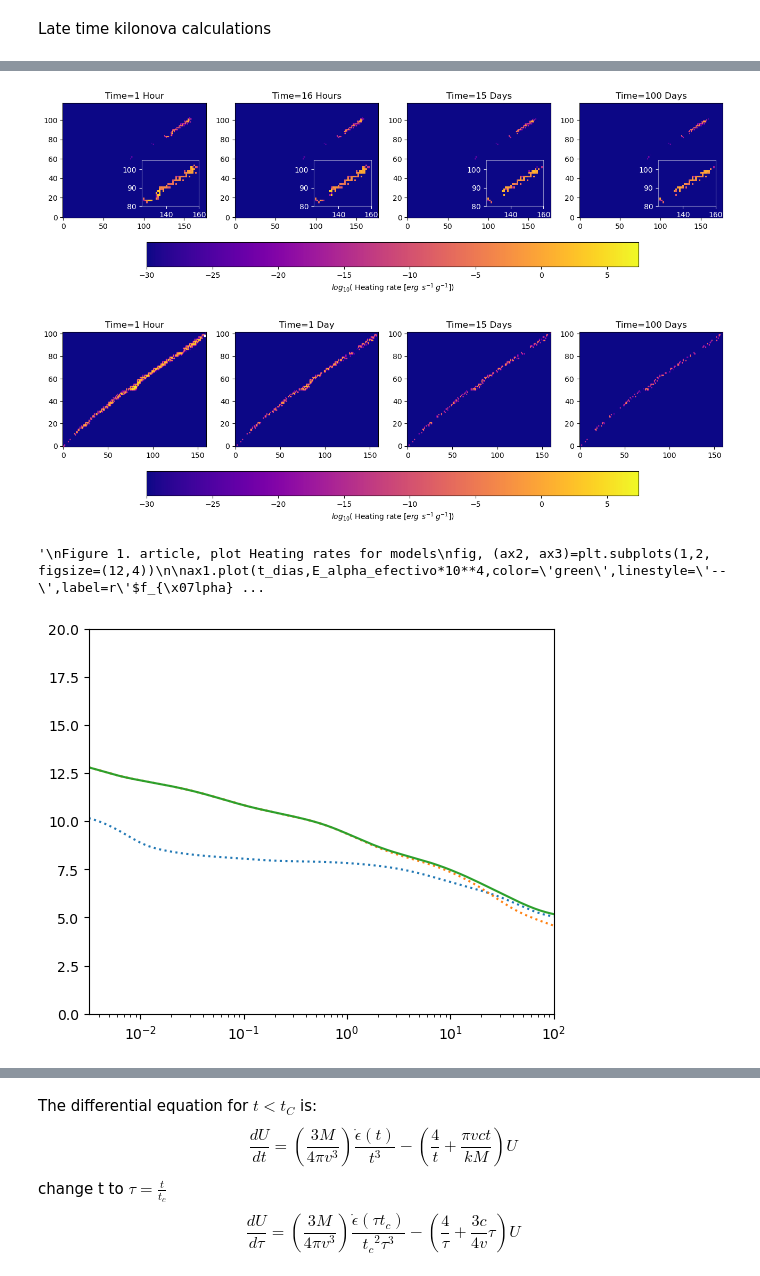
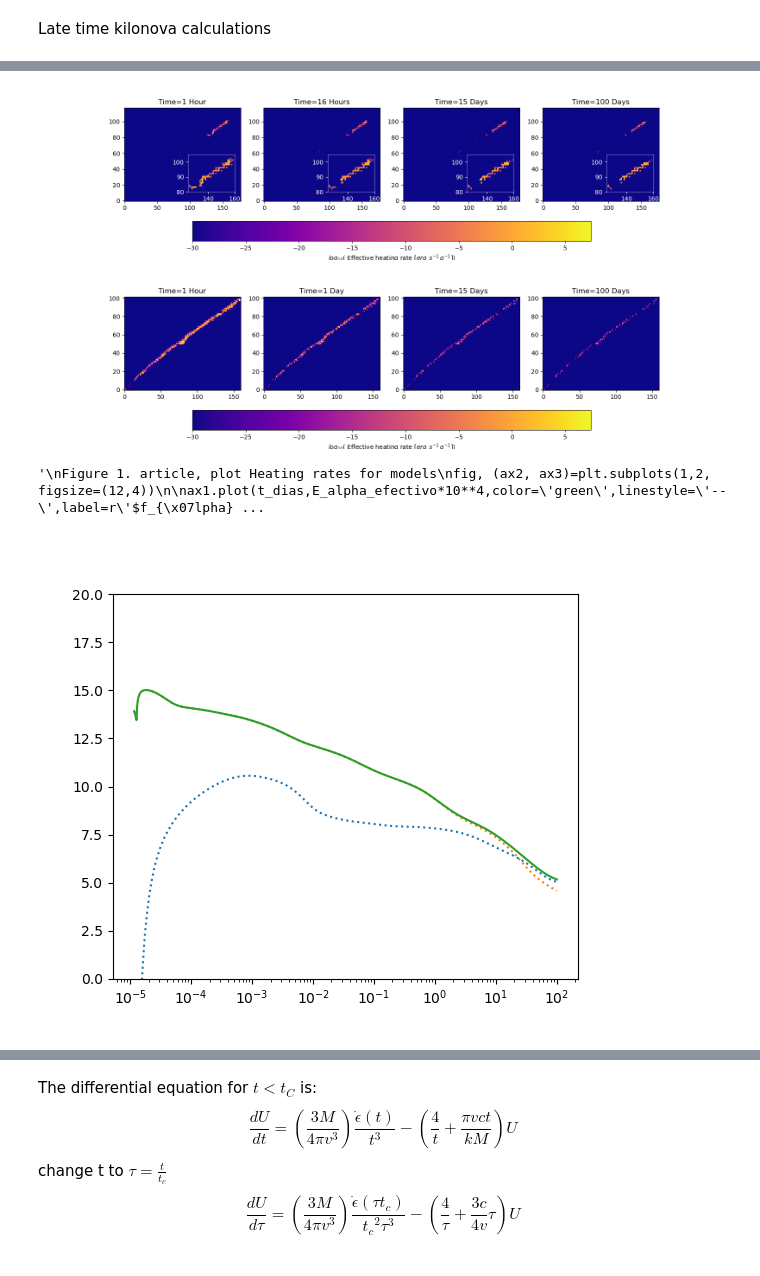
Before and after one commit to DiegoHp45/Kilonova, a Jupyter notebook: article_1.ipynb, the cells around one changed output, grey strips where cells are left out. Saved outputs shown, nothing was run; the diff lists cells and outputs as text; code cells hidden in the pictures.

```diff
--- a/article_1.ipynb
+++ b/article_1.ipynb
@@ -378,37 +377,37 @@ for i, ax in enumerate(axsa.flat):
         if t_matrix[i][0]==1:
             ax.set_title(f'Time={tiempo_abundancia} Day')
         else:
             ax.set_title(f'Time={tiempo_abundancia} Days')
     if unidad=='Hours':
         if t_matrix[i][0]==1:
             ax.set_title(f'Time={tiempo_abundancia} Hour')
         else:
             ax.set_title(f'Time={tiempo_abundancia} Hours')
 
 fig2b, axsb = plt.subplots(1,4, figsize=(16,4))
 t_matrix=[(1,'Hours'),(1,'Days'),(15,'Days'),(100,'Days')]
 for i, ax in enumerate(axsb.flat):
     log_heatmap_matrix ,subset, tiempo_abundancia, unidad,x_start,x_end,y_start,y_end = Generar_grafica_epsion_nuchart(t_matrix[i][0],t_matrix[i][1],'Beta',0,max_neutronsB,0,max_protonsB)
     cax = ax.imshow(subset, origin='lower', cmap='plasma', aspect='auto',vmin=-30,vmax=np.log10(5.5**10),extent=[x_start-0.5, x_end+0.5,y_start-0.5, y_end+0.5])#
     #ax.set_xlabel("Number of Neutrons")
     #ax.set_ylabel("Number of Protons")
     if unidad=='Days':
         if t_matrix[i][0]==1:
             ax.set_title(f'Time={tiempo_abundancia} Day')
         else:
             ax.set_title(f'Time={tiempo_abundancia} Days')
     if unidad=='Hours':
         if t_matrix[i][0]==1:
             ax.set_title(f'Time={tiempo_abundancia} Hour')
         else:
             ax.set_title(f'Time={tiempo_abundancia} Hours')
 colorbar = fig2a.colorbar(cax, ax=axsa.ravel().tolist(), orientation='horizontal')
-colorbar.set_label(r'$log_{10}$( Heating rate $[erg\:\:s^{-1}\:g^{-1}]$)')
+colorbar.set_label(r'$log_{10}$( Effective heating rate $[erg\:\:s^{-1}\:g^{-1}]$)')
 colorbar = fig2b.colorbar(cax, ax=axsb.ravel().tolist(), orientation='horizontal')
-colorbar.set_label(r'$log_{10}$( Heating rate $[erg\:\:s^{-1}\:g^{-1}]$)')
+colorbar.set_label(r'$log_{10}$( Effective heating rate $[erg\:\:s^{-1}\:g^{-1}]$)')
 # %% [output]
-[figure, old version]
+[figure, new version]
-[figure, old version]
+[figure, new version]
 # %%
 '''Test figure for the heating rate'''
 plt.figure(figsize=(6,5))
@@ -417,7 +416,7 @@ plt.plot(t_dias,np.log10(E_beta_erg),linestyle=':')#,color='black')
 plt.plot(t_dias,np.log10(E_total_efectivo_erg),linestyle='-')#,color='black')
 #plt.yscale('log')
 plt.xscale('log')
-plt.xlim((10**-2.5,10**2))
+#plt.xlim((10**-2.5,10**2))
 plt.ylim((0,20))
 '''
 Figure 1. article, plot Heating rates for models
@@ -455,7 +454,7 @@ ax3.legend()
 '''
 # %% [output]
 '\nFigure 1. article, plot Heating rates for models\nfig, (ax2, ax3)=plt.subplots(1,2, figsize=(12,4))\n\nax1.plot(t_dias,E_alpha_efectivo*10**4,color=\'green\',linestyle=\'--\',label=r\'$f_{\x07lpha} ...
-[figure, old version]
+[figure, new version]
 # %%
 '''Find relevant nuclei'''
 H=np.searchsorted(t/(60*60*24),[1,100])
```
Also changed, not shown: parts of 15 cells of this notebook, 2 other files.
